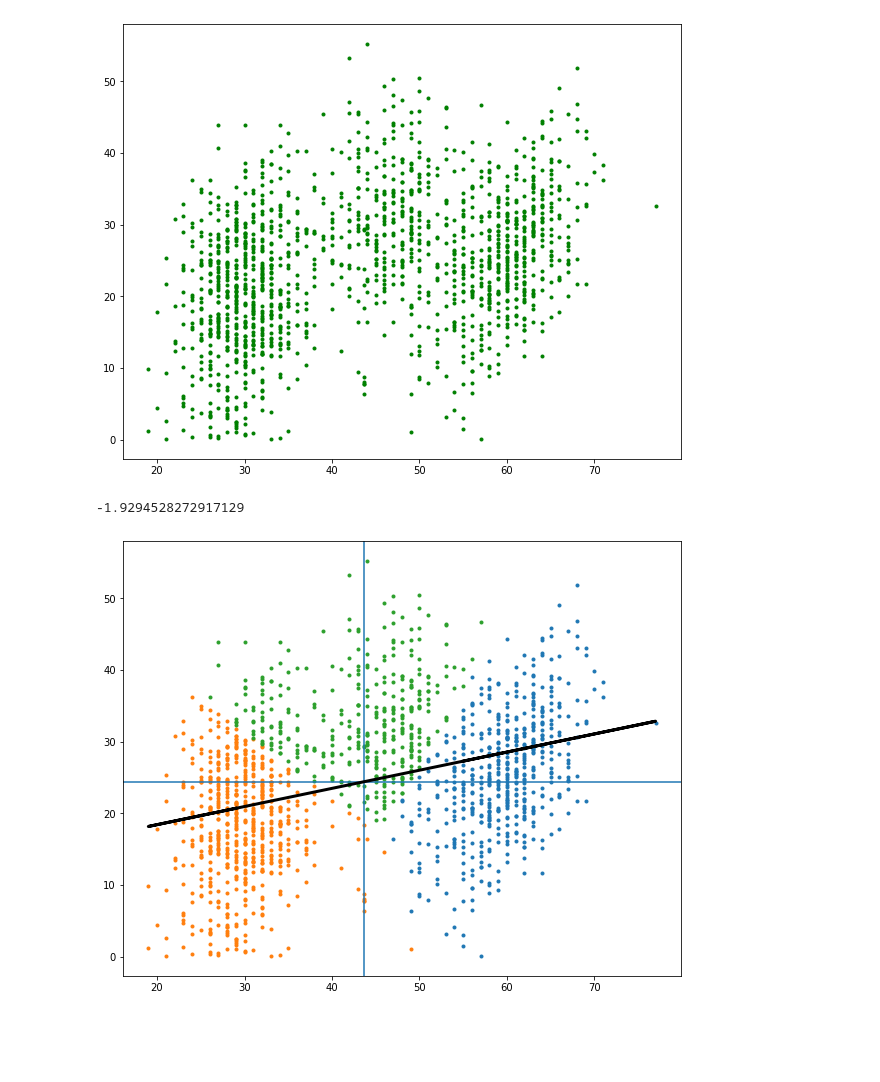
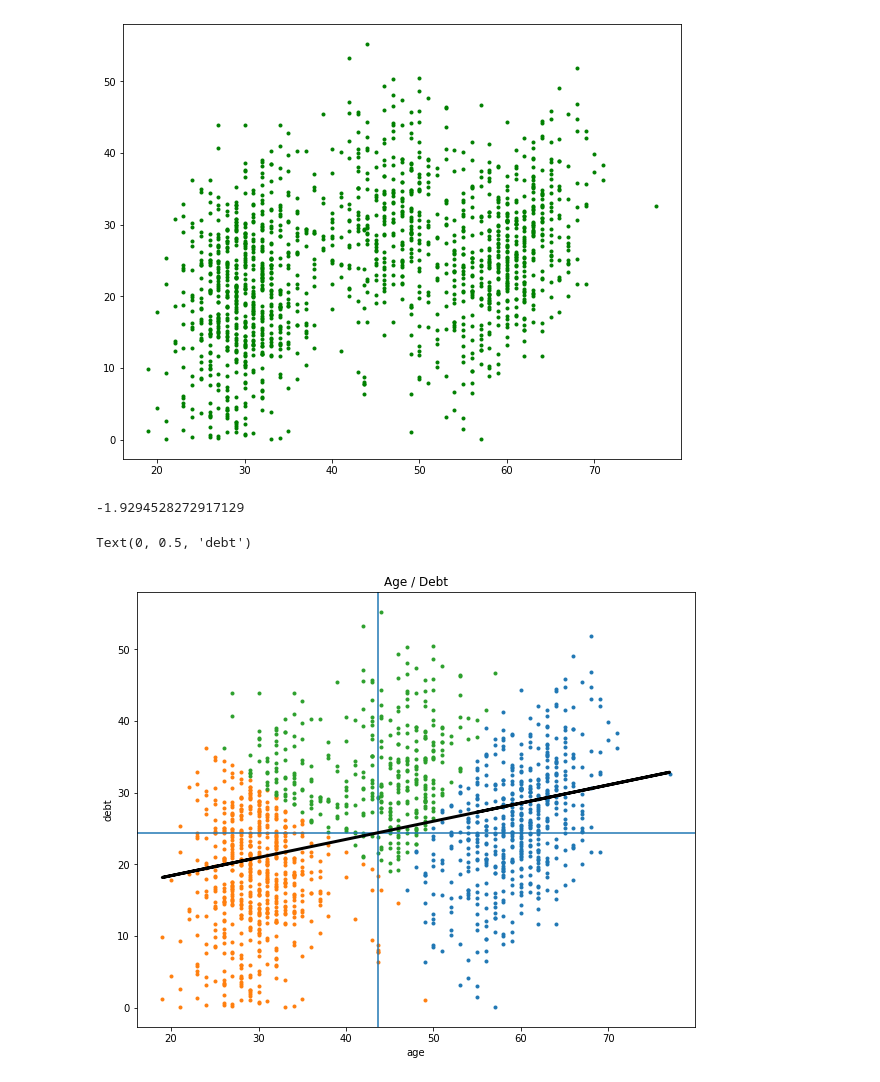
Before and after one commit to jensthetree/DsciFinalProj, a Jupyter notebook: Final Project.ipynb, the cells around one changed output. Cells and saved outputs as stored; diff of their text form; code cells hidden in the pictures; blank space fills up the shorter version.

```diff
--- a/Final Project.ipynb
+++ b/Final Project.ipynb
@@ -214,27 +204,31 @@ ADplot = plt.scatter(a, d,c='green',marker='.')
 # %%
 #ADplot clusters and line of best fit
 fig= plt.figure(figsize=(10,8))
 AD_np = AD.to_numpy()
 kmeans = KMeans(n_clusters=3).fit(AD_np)
 group1 = AD[kmeans.labels_ == 0]
 group2 = AD[kmeans.labels_ == 1]
 group3 = AD[kmeans.labels_ == 2]
 plt.scatter(group1['age'], group1['debt'], marker='.')
 plt.scatter(group2['age'], group2['debt'], marker='.')
 plt.scatter(group3['age'], group3['debt'], marker='.')
 #add line of best fit to plot
 slope, constant = np.polyfit(a, d, 1)
 #add mean lines
 plt.axvline(x=np.nanmean(a))
 plt.axhline(y=np.nanmean(d))
 plt.plot(a, slope*a+constant, color = 'black', linewidth=3)
 
 # add r-squared value
 r_squared = r2_score(a,d)
 print(r_squared)
+plt.title('Age / Debt')
+plt.xlabel('age')
+plt.ylabel('debt')
 # %% [output]
 -1.9294528272917129
+Text(0, 0.5, 'debt')
-[figure, old version]
+[figure, new version]
 # %%
 dbi_dict = {}
 for i in range(2,21):
```
Also changed, not shown: parts of 11 cells of this notebook.
